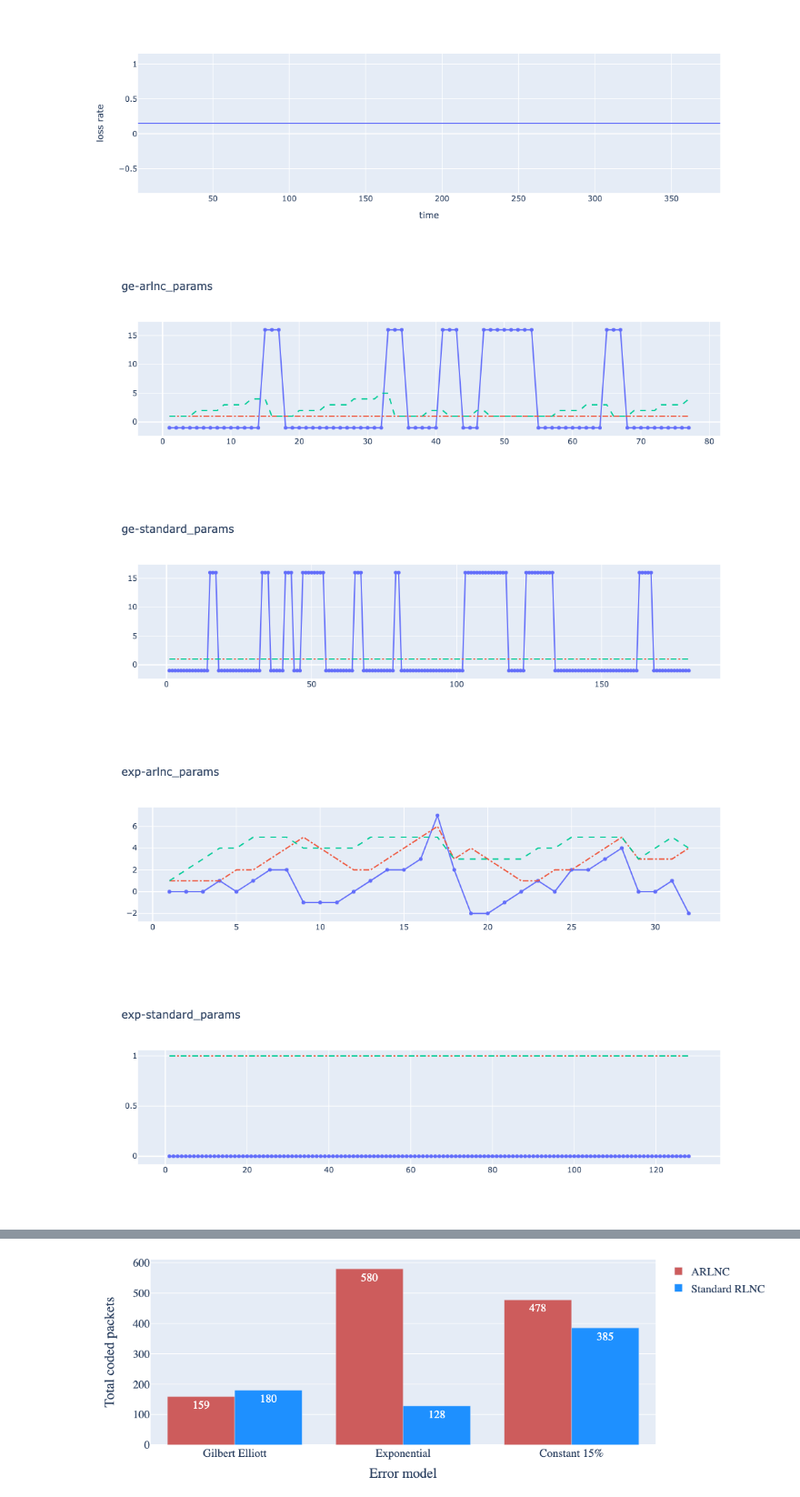
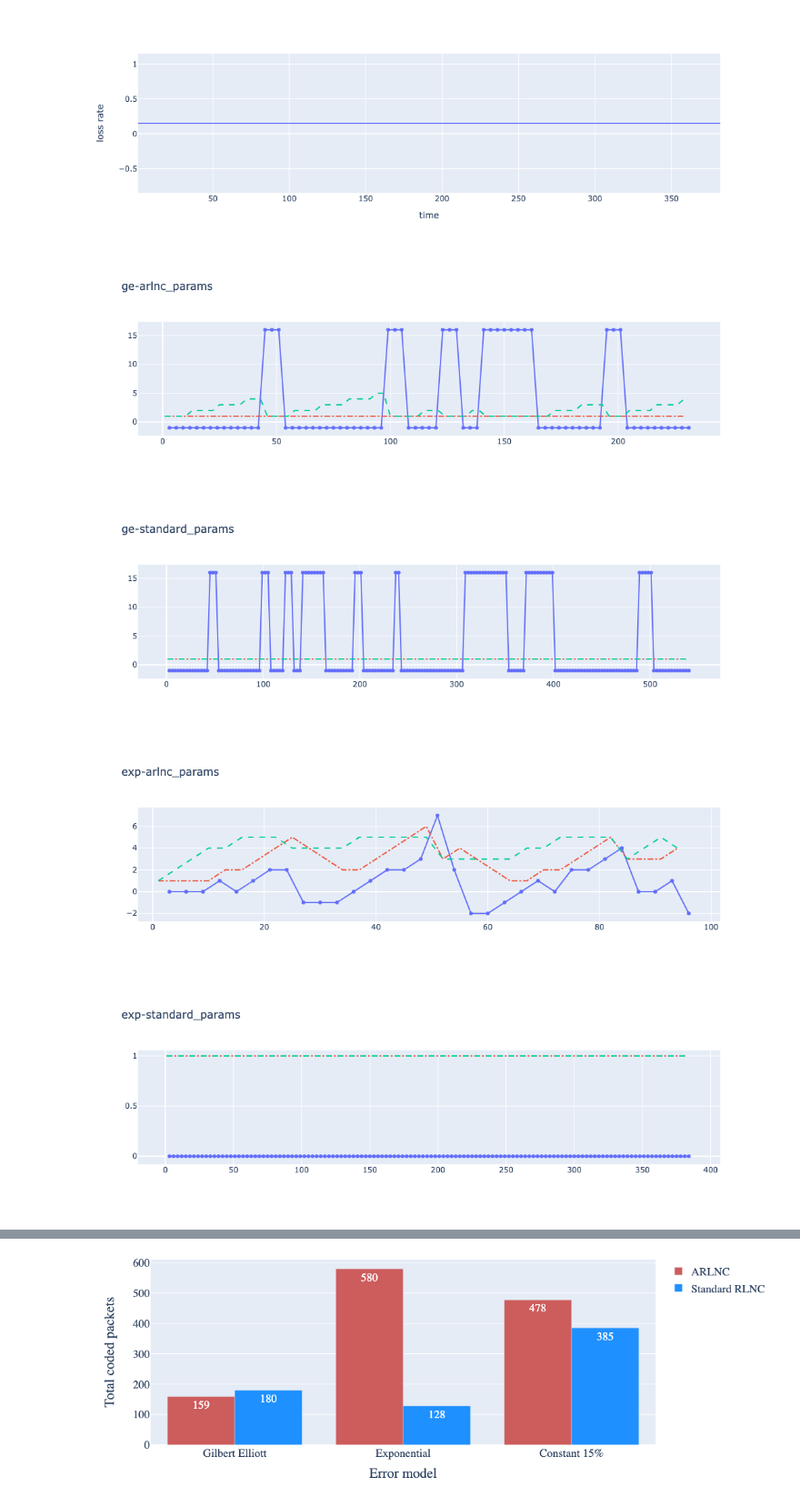
Before and after one commit to raffidil/arlnc, a Jupyter notebook: rlnc/report.ipynb, the cells around one changed output, grey strips where cells are left out. Shown at 91% size. Cells and saved outputs as stored; diff of their text form; code cells hidden in the pictures.

Commit message:
Fix time axis inconsistency issue

```diff
--- a/rlnc/report.ipynb
+++ b/rlnc/report.ipynb
@@ -6,6 +6,10 @@ import plotly.express as px
 import plotly.graph_objects as go
 # %%
 sims=[]
+# %%
+def write_image(fig,name):
+    fig.write_image("figs/pdf/"+name+".pdf")
+    fig.write_image("figs/png/"+name+".png")
 # %%
 # del sims[-1]
 # %%
@@ -125,14 +127,14 @@ for index,sim in enumerate(sims):
     fig = px.line(df.query("type=='send'"), x="time", y="loss rate")
     fig.show()
     fig.update_layout(title_text=None,
-                      xaxis_title="Time",
+                      xaxis_title="Time Slot Number",
                       yaxis_title="Loss rate",
                       margin=dict(l=100, r=20, t=10, b=4),
                       font=dict(
                         family="New Times Roman",
                         size=20,
                     ))
-    fig.write_image(figues_path+name+".pdf")
+    write_image(fig,name)
 # %% [output]
 [figure]
 [figure]
@@ -149,42 +151,42 @@ for index,sim in enumerate(sims):
 
 
     fig.add_trace(go.Scatter(
-        x=dataframe["time"],
+        x=dataframe.query("type=='feedback'")["time"],
         y=dataframe.query("type=='feedback'")["average feedback"],
         mode="lines+markers",
         name="Average feedback value",
         showlegend=False
     ))
 
     fig.add_trace(go.Scatter(
-        x=dataframe["time"],
+        x=dataframe.query("type=='send'")["time"],
         y=dataframe.query("type=='send'")["redundancy"],
         line=dict( width=2, dash='dashdot'),
         name="Redundancy",
         showlegend=False
     ))
 
     fig.add_trace(go.Scatter(
-        x=dataframe["time"],
+        x=dataframe.query("type=='send'")["time"],
         y=dataframe.query("type=='send'")["window size"],
         line=dict( width=2, dash='dash'),
         name="Generation window size",
         showlegend=False
     ))
 
 
     fig.show()
     fig.update_layout(title_text=None,
-                      xaxis_title="Time",
+                      xaxis_title="Time Slot Number",
                       yaxis_title="Value",
                       margin=dict(l=100, r=20, t=10, b=4),
                       font=dict(
                         family="New Times Roman",
                         size=20,
                     ))
-    fig.write_image(figues_path+name+".pdf")
+    write_image(fig,name)
 # %% [output]
-[figure, old version]
+[figure, new version]
-[figure, old version]
+[figure, new version]
-[figure, old version]
+[figure, new version]
-[figure, old version]
+[figure, new version]
```
Also changed, not shown: parts of 7 cells of this notebook, 2 other files.
